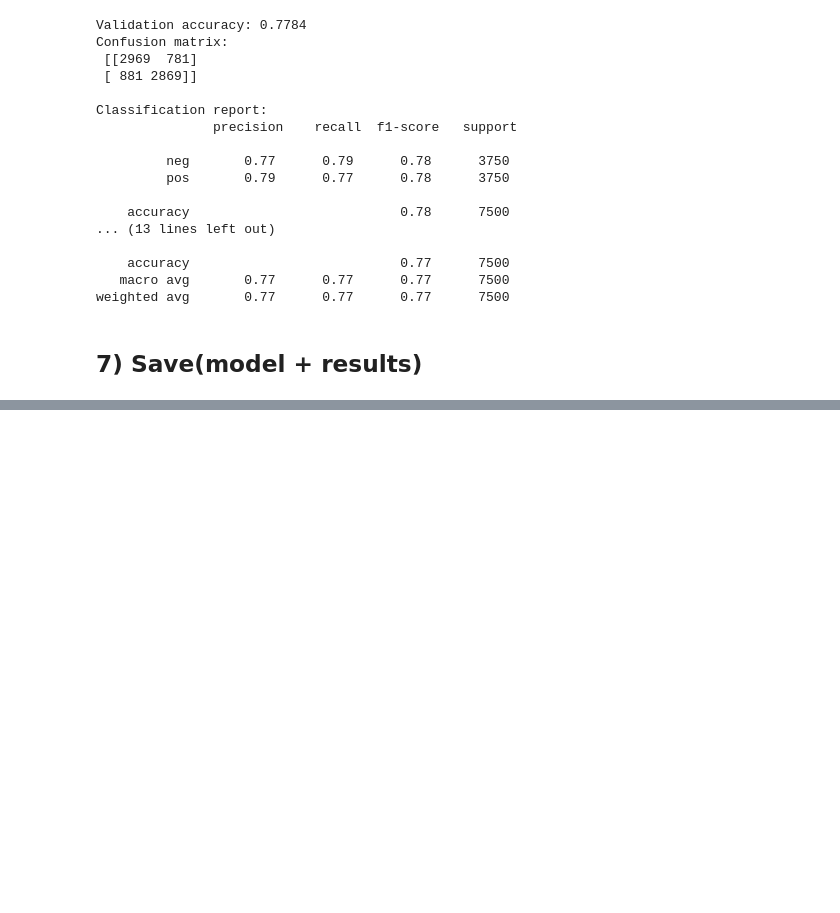
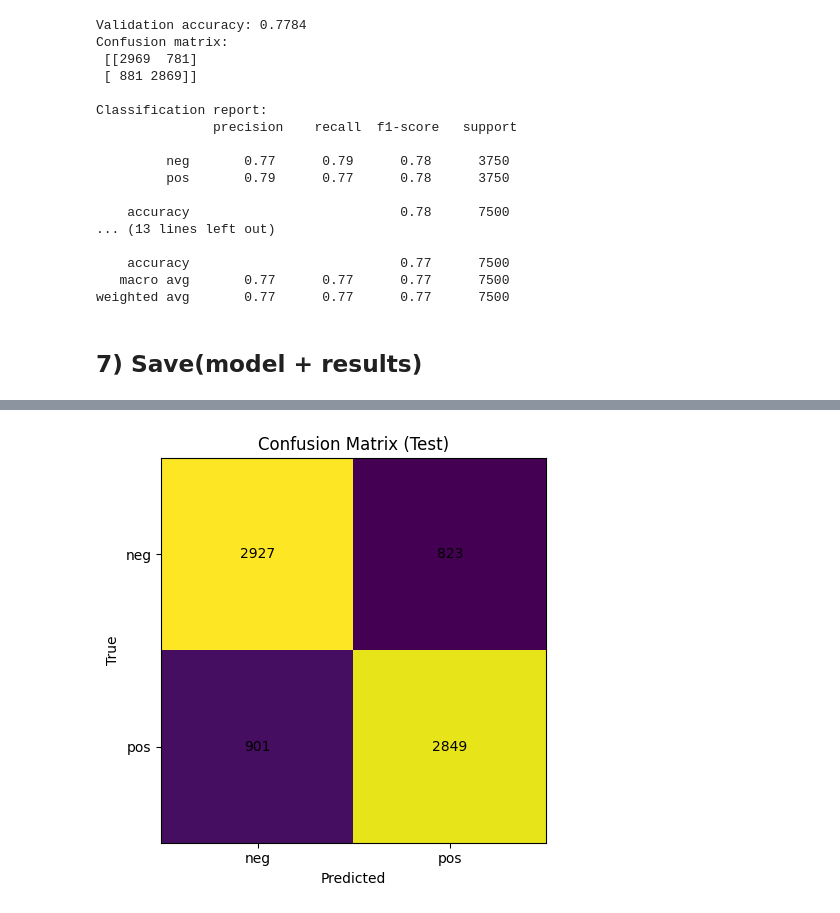
Before and after one commit to Khadija-Chouibi/IMDB-Sentiment-Analysis, a Jupyter notebook: notebooks/notebook.ipynb, the cells around one changed output, grey strips where cells are left out. Drawn from its saved outputs; the diff is of its cells as text; code cells hidden in the pictures; blank space fills up the shorter version.

```diff
--- a/notekooks/notebook.ipynb
+++ b/notebooks/notebook.ipynb
@@ -322,0 +339,19 @@ Saved:
+# %%
+# Plot confusion matrix
+cm = confusion_matrix(y_test, (mlp.predict_proba(X_test)[:,1] >= 0.5).astype(int))
+
+plt.figure()
+plt.imshow(cm)
+plt.title("Confusion Matrix (Test)")
+plt.xlabel("Predicted")
+plt.ylabel("True")
+plt.xticks([0, 1], ["neg", "pos"])
+plt.yticks([0, 1], ["neg", "pos"])
+
+for (i, j), v in np.ndenumerate(cm):
+    plt.text(j, i, str(v), ha="center", va="center")
+
+plt.tight_layout()
+plt.show()
+# %% [output]
+[figure, added]
```
Also changed, not shown: parts of 8 cells of this notebook, 1 other file.
